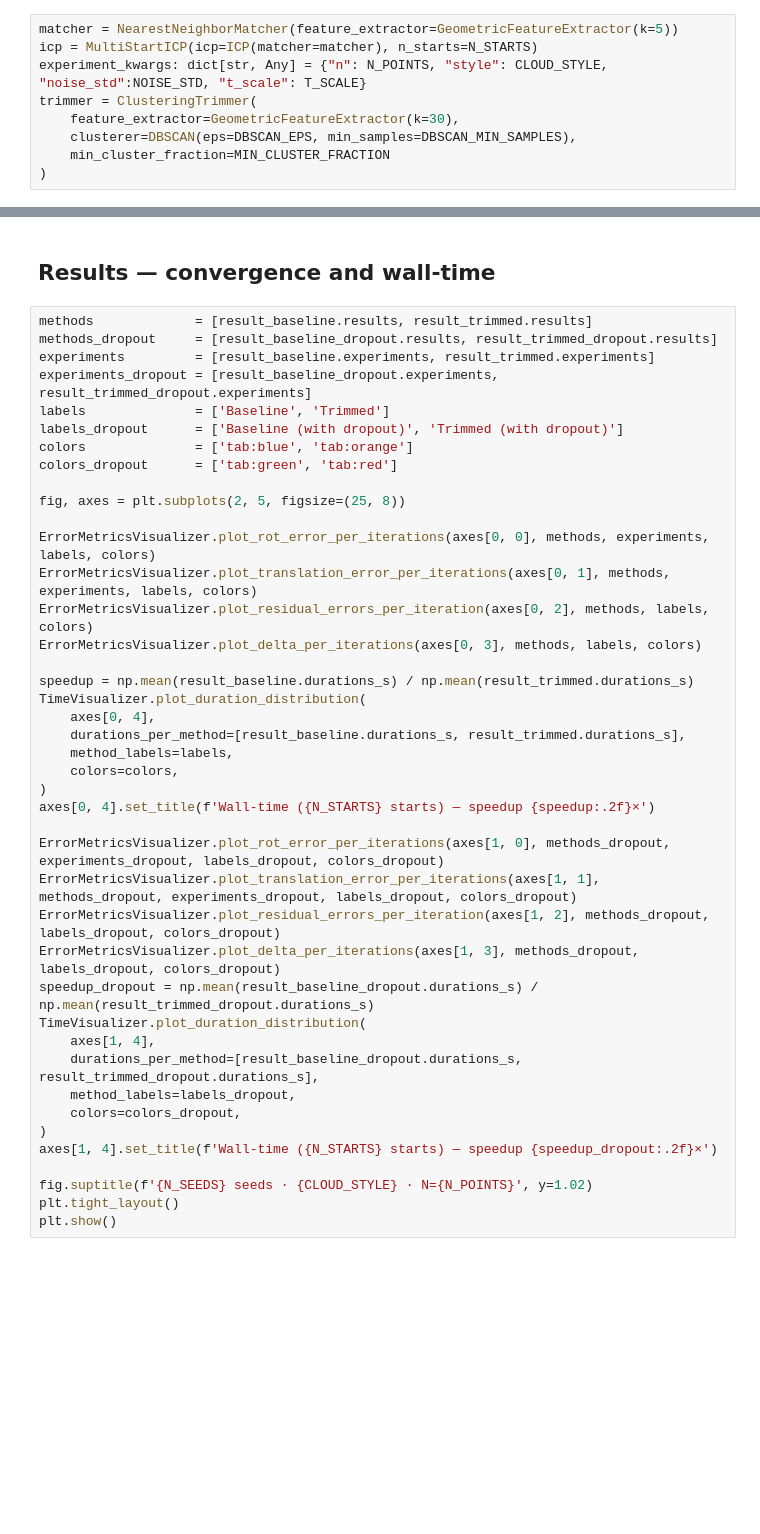
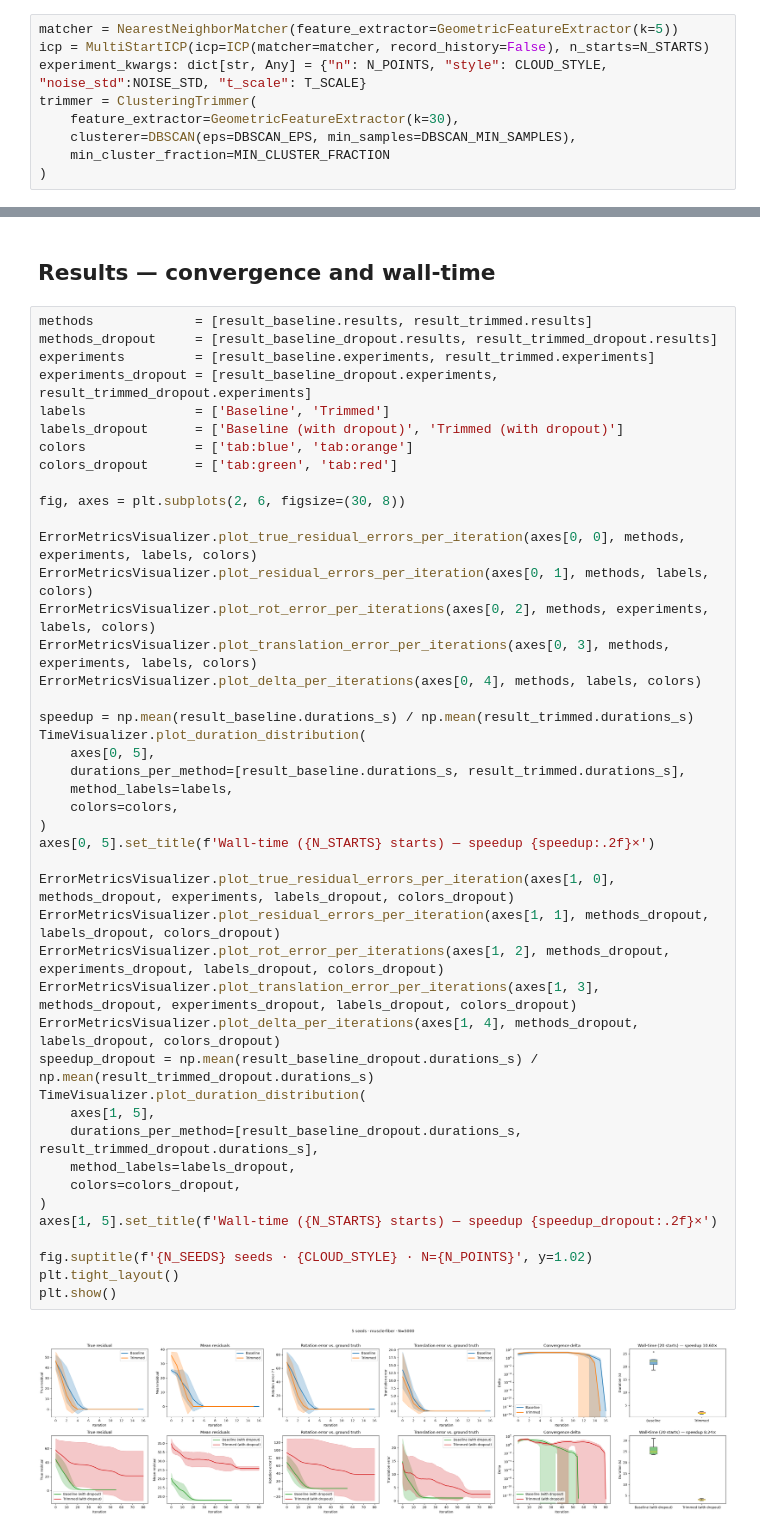
Before and after one commit to AdrianDegenkolb/TransformationRecovery, a Jupyter notebook: notebooks/12_trimmer_icp_comparison.ipynb, the cells around one changed output, grey strips where cells are left out. Cells and saved outputs as stored; diff of their text form; blank space fills up the shorter version.

```diff
--- a/notebooks/12_trimmer_icp_comparison.ipynb
+++ b/notebooks/12_trimmer_icp_comparison.ipynb
@@ -40,7 +40,7 @@ MIN_CLUSTER_FRACTION = 0.05
 ## Setup
 # %%
 matcher = NearestNeighborMatcher(feature_extractor=GeometricFeatureExtractor(k=5))
-icp = MultiStartICP(icp=ICP(matcher=matcher), n_starts=N_STARTS)
+icp = MultiStartICP(icp=ICP(matcher=matcher, record_history=False), n_starts=N_STARTS)
 experiment_kwargs: dict[str, Any] = {"n": N_POINTS, "style": CLOUD_STYLE, "noise_std":NOISE_STD, "t_scale": T_SCALE}
 trimmer = ClusteringTrimmer(
     feature_extractor=GeometricFeatureExtractor(k=30),
@@ -59,42 +59,46 @@ result_baseline_dropout = fit_multi_seed(icp, dropout_prob=DROPOUT_FRACTION, see
 # %%
 methods             = [result_baseline.results, result_trimmed.results]
 methods_dropout     = [result_baseline_dropout.results, result_trimmed_dropout.results]
 experiments         = [result_baseline.experiments, result_trimmed.experiments]
 experiments_dropout = [result_baseline_dropout.experiments, result_trimmed_dropout.experiments]
 labels              = ['Baseline', 'Trimmed']
 labels_dropout      = ['Baseline (with dropout)', 'Trimmed (with dropout)']
 colors              = ['tab:blue', 'tab:orange']
 colors_dropout      = ['tab:green', 'tab:red']
 
-fig, axes = plt.subplots(2, 5, figsize=(25, 8))
+fig, axes = plt.subplots(2, 6, figsize=(30, 8))
 
-ErrorMetricsVisualizer.plot_rot_error_per_iterations(axes[0, 0], methods, experiments, labels, colors)
-ErrorMetricsVisualizer.plot_translation_error_per_iterations(axes[0, 1], methods, experiments, labels, colors)
-ErrorMetricsVisualizer.plot_residual_errors_per_iteration(axes[0, 2], methods, labels, colors)
-ErrorMetricsVisualizer.plot_delta_per_iterations(axes[0, 3], methods, labels, colors)
+ErrorMetricsVisualizer.plot_true_residual_errors_per_iteration(axes[0, 0], methods, experiments, labels, colors)
+ErrorMetricsVisualizer.plot_residual_errors_per_iteration(axes[0, 1], methods, labels, colors)
+ErrorMetricsVisualizer.plot_rot_error_per_iterations(axes[0, 2], methods, experiments, labels, colors)
+ErrorMetricsVisualizer.plot_translation_error_per_iterations(axes[0, 3], methods, experiments, labels, colors)
+ErrorMetricsVisualizer.plot_delta_per_iterations(axes[0, 4], methods, labels, colors)
 
 speedup = np.mean(result_baseline.durations_s) / np.mean(result_trimmed.durations_s)
 TimeVisualizer.plot_duration_distribution(
-    axes[0, 4],
+    axes[0, 5],
     durations_per_method=[result_baseline.durations_s, result_trimmed.durations_s],
     method_labels=labels,
     colors=colors,
 )
-axes[0, 4].set_title(f'Wall-time ({N_STARTS} starts) — speedup {speedup:.2f}×')
+axes[0, 5].set_title(f'Wall-time ({N_STARTS} starts) — speedup {speedup:.2f}×')
 
-ErrorMetricsVisualizer.plot_rot_error_per_iterations(axes[1, 0], methods_dropout, experiments_dropout, labels_dropout, colors_dropout)
-ErrorMetricsVisualizer.plot_translation_error_per_iterations(axes[1, 1], methods_dropout, experiments_dropout, labels_dropout, colors_dropout)
-ErrorMetricsVisualizer.plot_residual_errors_per_iteration(axes[1, 2], methods_dropout, labels_dropout, colors_dropout)
-ErrorMetricsVisualizer.plot_delta_per_iterations(axes[1, 3], methods_dropout, labels_dropout, colors_dropout)
+ErrorMetricsVisualizer.plot_true_residual_errors_per_iteration(axes[1, 0], methods_dropout, experiments, labels_dropout, colors_dropout)
+ErrorMetricsVisualizer.plot_residual_errors_per_iteration(axes[1, 1], methods_dropout, labels_dropout, colors_dropout)
+ErrorMetricsVisualizer.plot_rot_error_per_iterations(axes[1, 2], methods_dropout, experiments_dropout, labels_dropout, colors_dropout)
+ErrorMetricsVisualizer.plot_translation_error_per_iterations(axes[1, 3], methods_dropout, experiments_dropout, labels_dropout, colors_dropout)
+ErrorMetricsVisualizer.plot_delta_per_iterations(axes[1, 4], methods_dropout, labels_dropout, colors_dropout)
 speedup_dropout = np.mean(result_baseline_dropout.durations_s) / np.mean(result_trimmed_dropout.durations_s)
 TimeVisualizer.plot_duration_distribution(
-    axes[1, 4],
+    axes[1, 5],
     durations_per_method=[result_baseline_dropout.durations_s, result_trimmed_dropout.durations_s],
     method_labels=labels_dropout,
     colors=colors_dropout,
 )
-axes[1, 4].set_title(f'Wall-time ({N_STARTS} starts) — speedup {speedup_dropout:.2f}×')
+axes[1, 5].set_title(f'Wall-time ({N_STARTS} starts) — speedup {speedup_dropout:.2f}×')
 
 fig.suptitle(f'{N_SEEDS} seeds · {CLOUD_STYLE} · N={N_POINTS}', y=1.02)
 plt.tight_layout()
 plt.show()
+# %% [output]
+[figure, added]
```
Also changed, not shown: 47 other files.
